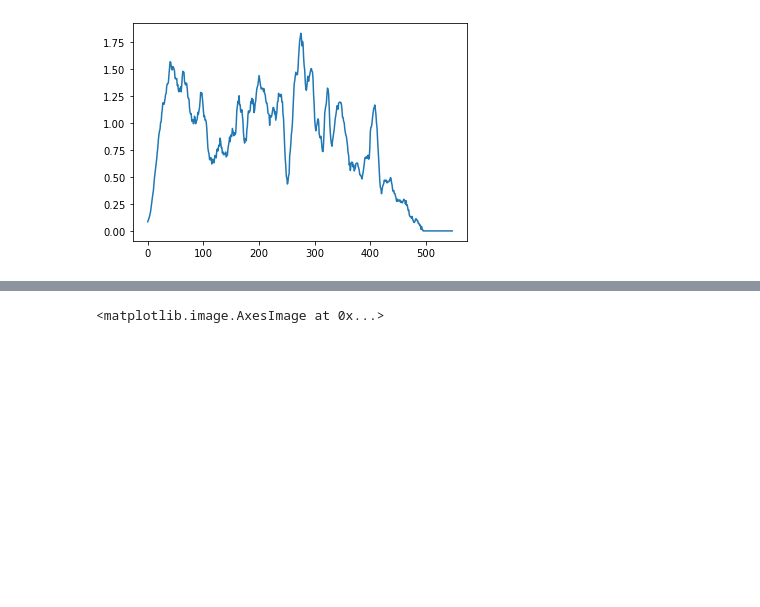
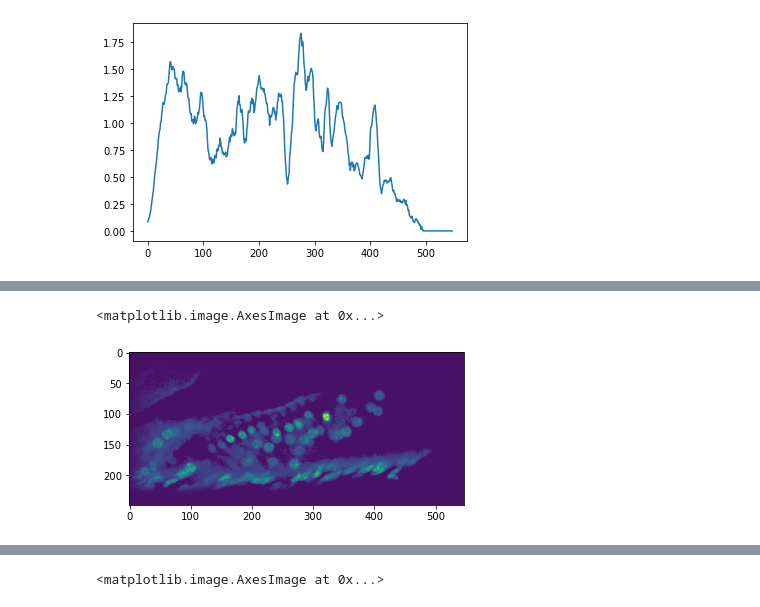
Before and after one commit to centuri-engineering/auto_metro, a Jupyter notebook: notebooks/PythonImDecorr.ipynb, the cells around one changed output, grey strips where cells are left out. Cells and saved outputs as stored; diff of their text form; code cells hidden in the pictures; blank space fills up the shorter version.

```diff
--- a/notebooks/PythonImDecorr.ipynb
+++ b/notebooks/PythonImDecorr.ipynb
@@ -213,0 +418,5 @@ for width in gauss_freqs:
+# %%
+plt.imshow(imr)
+# %% [output]
+<matplotlib.image.AxesImage at 0x...>
+[figure, added]
```
Also changed, not shown: parts of 39 cells of this notebook.
